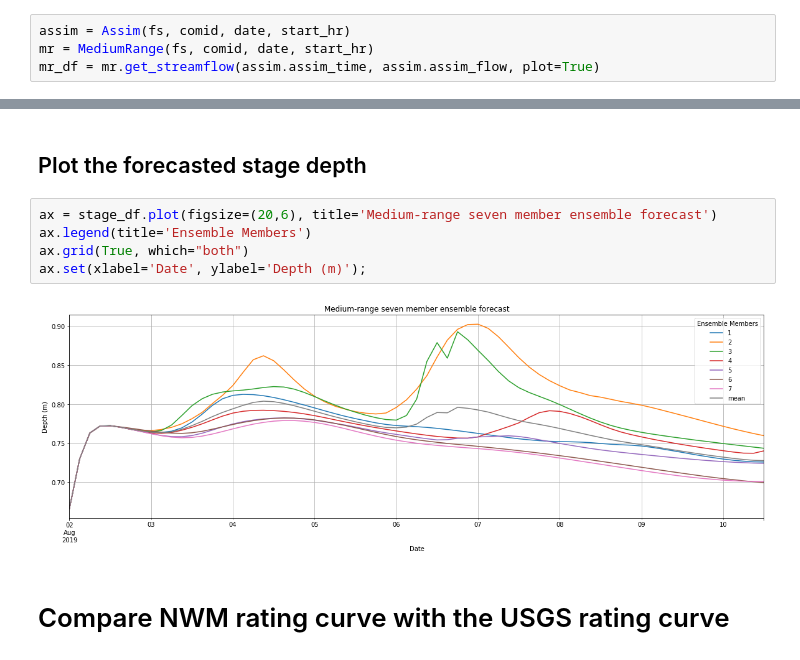
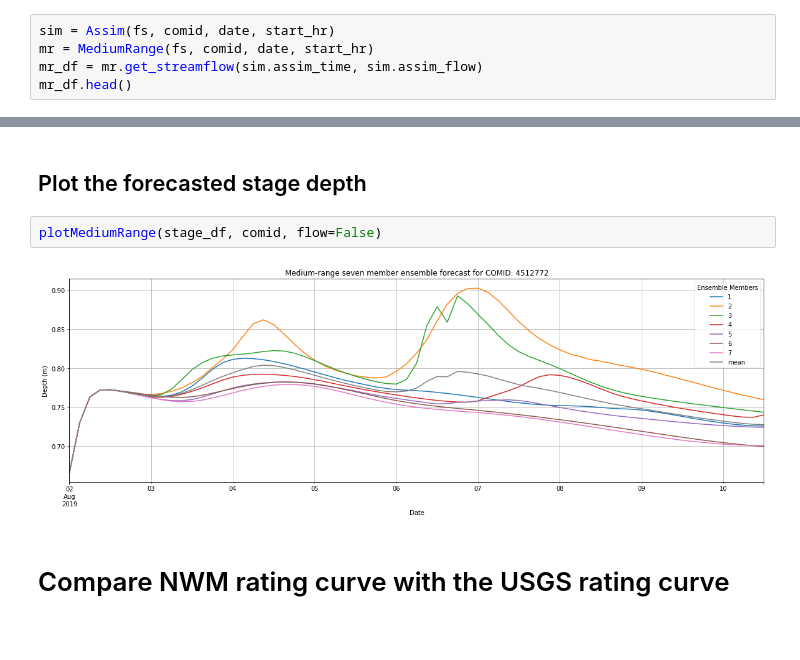
Before and after one commit to Dewberry/fcast, a Jupyter notebook: notebooks/MediumRangeForecasts.ipynb, the cells around one changed output, grey strips where cells are left out. Drawn from its saved outputs; the diff is of its cells as text.

Commit message:
move plotting functions into plotting.py

```diff
--- a/notebooks/MediumRangeForecasts.ipynb
+++ b/notebooks/MediumRangeForecasts.ipynb
@@ -21,7 +21,8 @@ comid = 4512772 # some small segment on the Potomac near DC
 # %% [markdown]
 ## Get medium range streamflow forecast
 # %%
-assim = Assim(fs, comid, date, start_hr)
+sim = Assim(fs, comid, date, start_hr)
 mr = MediumRange(fs, comid, date, start_hr)
-mr_df = mr.get_streamflow(assim.assim_time, assim.assim_flow, plot=True)
+mr_df = mr.get_streamflow(sim.assim_time, sim.assim_flow)
+mr_df.head()
 # %% [output]
@@ -75,13 +85,10 @@ rc_df.head()
 stage_df = mr_df.apply(f).rename(columns={'streamflow': 'stage'})
 # %% [markdown]
 ## Plot the forecasted stage depth
-# %%
-ax = stage_df.plot(figsize=(20,6), title='Medium-range seven member ensemble forecast')
-ax.legend(title='Ensemble Members')
-ax.grid(True, which="both")
-ax.set(xlabel='Date', ylabel='Depth (m)');
-# %% [output]
-[figure, removed]
+# %%
+plotMediumRange(stage_df, comid, flow=False)
+# %% [output]
+[figure, added]
 # %% [markdown]
 # Compare NWM rating curve with the USGS rating curve
 # %%
```
Also changed, not shown: parts of 3 cells of this notebook, 4 other files.
